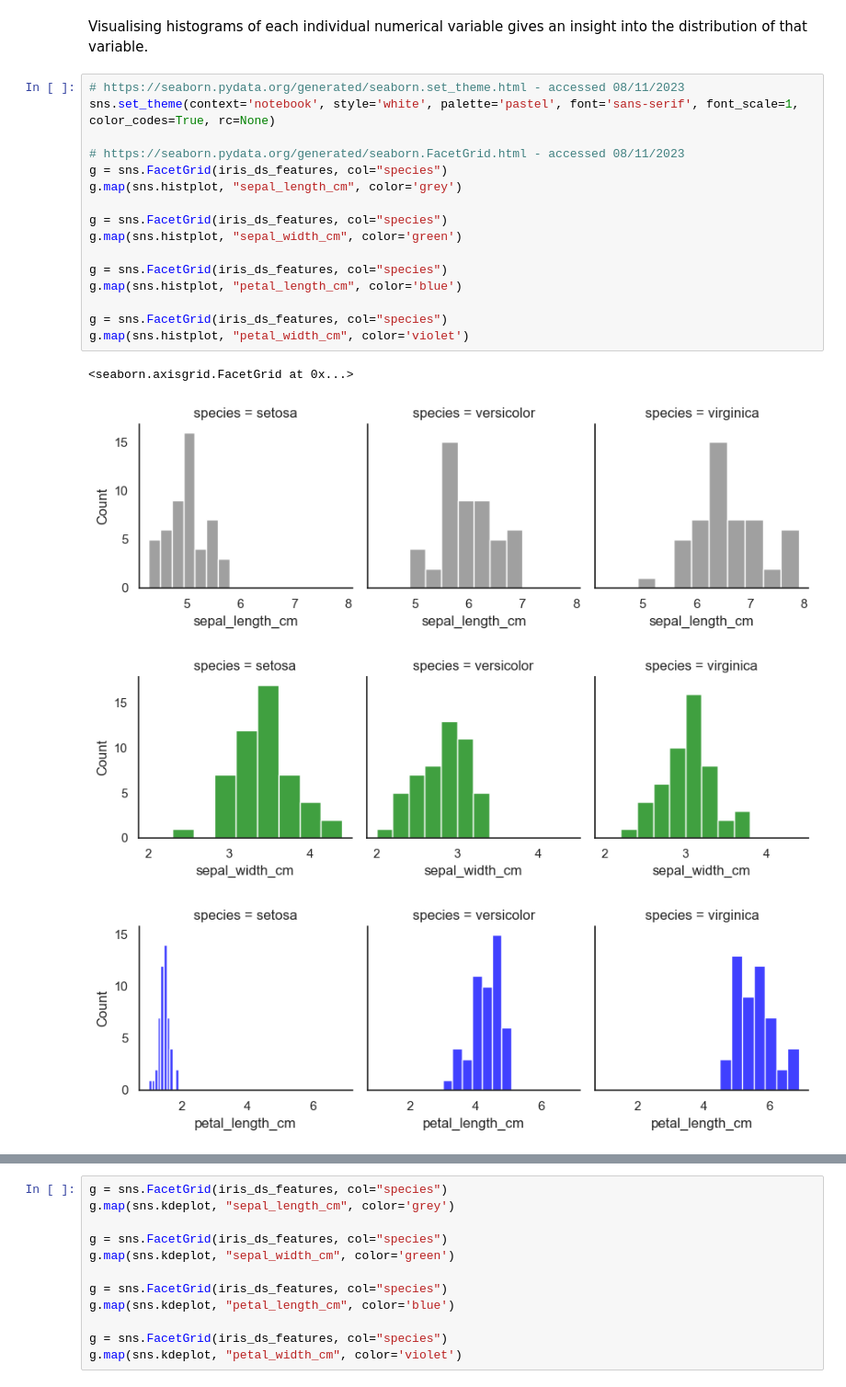
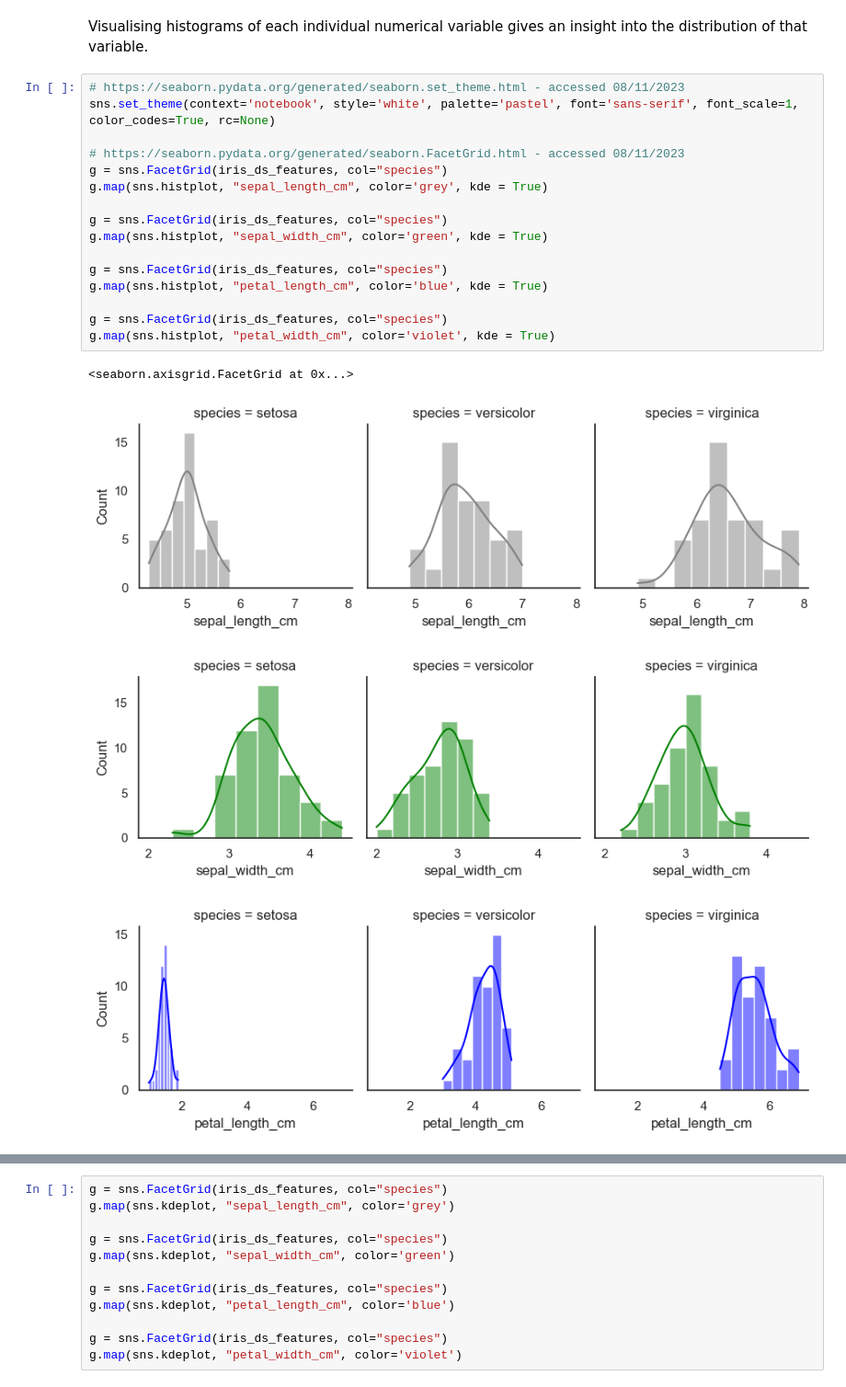
Before and after one commit to humphs078/data_analysis_fundamentals, a Jupyter notebook: project.ipynb, the cells around one changed output, grey strips where cells are left out. Shown at 92% size. Drawn from its saved outputs; the diff is of its cells as text.

```diff
--- a/project.ipynb
+++ b/project.ipynb
@@ -314,21 +314,21 @@ Visualising histograms of each individual numerical variable gives an insight in
 # %%
 # https://seaborn.pydata.org/generated/seaborn.set_theme.html - accessed 08/11/2023
 sns.set_theme(context='notebook', style='white', palette='pastel', font='sans-serif', font_scale=1, color_codes=True, rc=None)
 
 # https://seaborn.pydata.org/generated/seaborn.FacetGrid.html - accessed 08/11/2023
 g = sns.FacetGrid(iris_ds_features, col="species")
-g.map(sns.histplot, "sepal_length_cm", color='grey')
+g.map(sns.histplot, "sepal_length_cm", color='grey', kde = True)
 
 g = sns.FacetGrid(iris_ds_features, col="species")
-g.map(sns.histplot, "sepal_width_cm", color='green')
+g.map(sns.histplot, "sepal_width_cm", color='green', kde = True)
 
 g = sns.FacetGrid(iris_ds_features, col="species")
-g.map(sns.histplot, "petal_length_cm", color='blue')
+g.map(sns.histplot, "petal_length_cm", color='blue', kde = True)
 
 g = sns.FacetGrid(iris_ds_features, col="species")
-g.map(sns.histplot, "petal_width_cm", color='violet')
+g.map(sns.histplot, "petal_width_cm", color='violet', kde = True)
 # %% [output]
 <seaborn.axisgrid.FacetGrid at 0x...>
-[figure, old version]
+[figure, new version]
-[figure, old version]
+[figure, new version]
-[figure, old version]
+[figure, new version]
```
Also changed, not shown: parts of 7 cells of this notebook.
